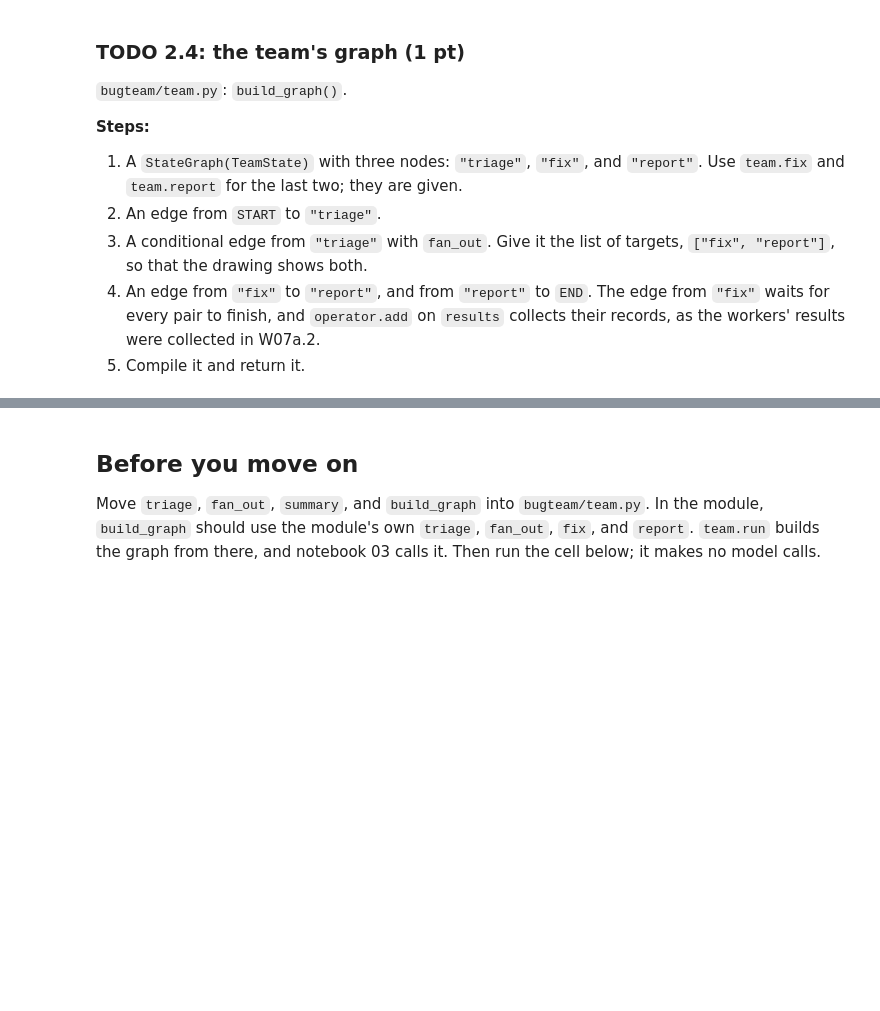
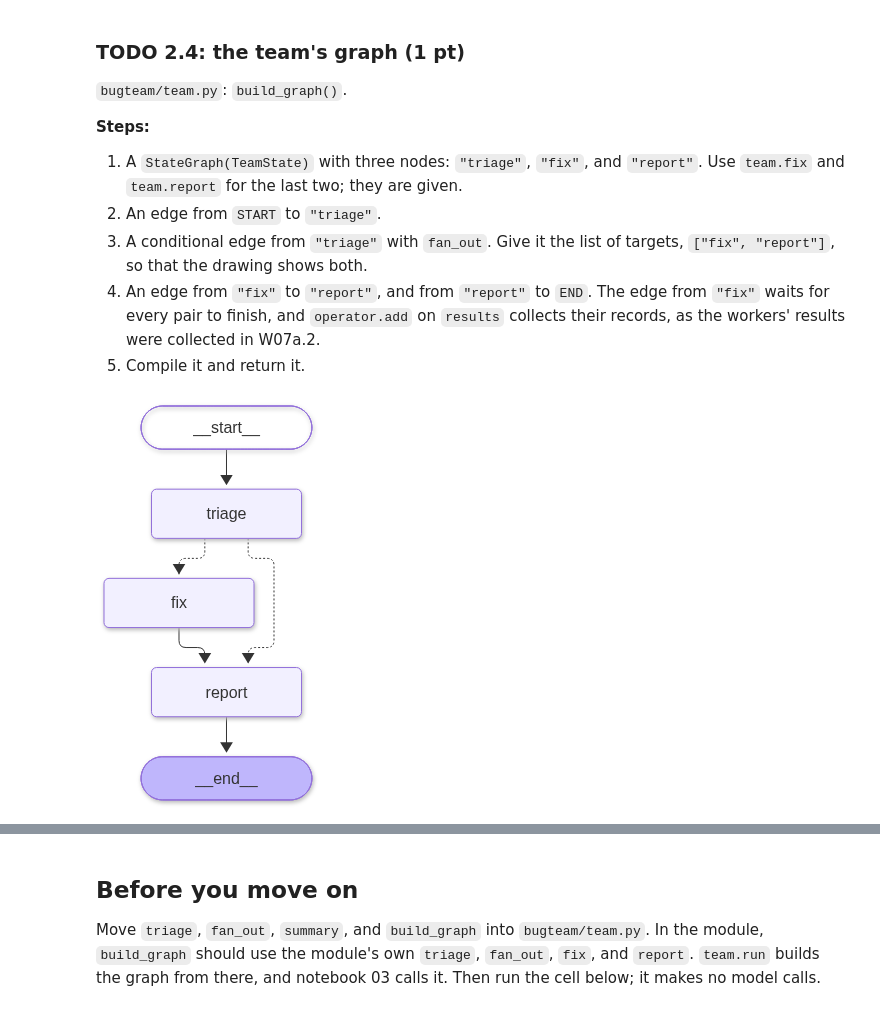
Before and after one commit to Chirag-AgenticAI/DADA3, a Jupyter notebook: DADA3_02_Team.ipynb, the cells around one changed output, grey strips where cells are left out. Drawn from its saved outputs; the diff is of its cells as text; code cells hidden in the pictures; blank space fills up the shorter version.

```diff
--- a/DADA3_02_Team.ipynb
+++ b/DADA3_02_Team.ipynb
@@ -84,7 +137,28 @@ from langgraph.types import Send
 # TODO 2.2
 def fan_out(state: TeamState):
     # your code here
-    ...
+    bugs = []
+    for i in state["issues"]:
+        if state["labels"][i["number"]] == "bug":
+            bugs.append(i)
+
+    sends = []
+
+    for b in bugs:
+        sends.append(
+            Send(
+                "fix",
+                {
+                    "issue": b,
+                    "note": state["reasons"][b["number"]]
+                }
+            )
+        )
+
+    if not bugs:
+        return "report"
+
+    return sends
 # %%
 two = issues[:3]
 labels = {two[0]["number"]: "bug", two[1]["number"]: "bug", two[2]["number"]: "not_a_bug"}
@@ -144,15 +228,25 @@ Check the paragraph against the lines above it. Does it say anything the lines d
 # %%
 from IPython.display import Image, display
 from langgraph.graph import END, START, StateGraph
 
 
 # TODO 2.4
 def build_graph():
     # your code here
-    ...
+    g = StateGraph(TeamState)
+    g.add_node("triage", triage)
+    g.add_node("fix", team.fix)
+    g.add_node("report", team.report)
+    g.add_edge(START, "triage")
+    g.add_conditional_edges("triage", fan_out, ["fix", "report"])
+    g.add_edge("fix", "report")
+    g.add_edge("report", END)
+    return g.compile()
 
 
 display(Image(build_graph().get_graph().draw_mermaid_png()))
+# %% [output]
+[figure, added]
 # %% [markdown]
 Your drawing should look like this. The dotted edges from `triage` are the conditional edge: one `Send` to `fix` per bug, or straight to `report` when there are none.
 
```
Also changed, not shown: parts of 9 cells of this notebook, 3 other files.
